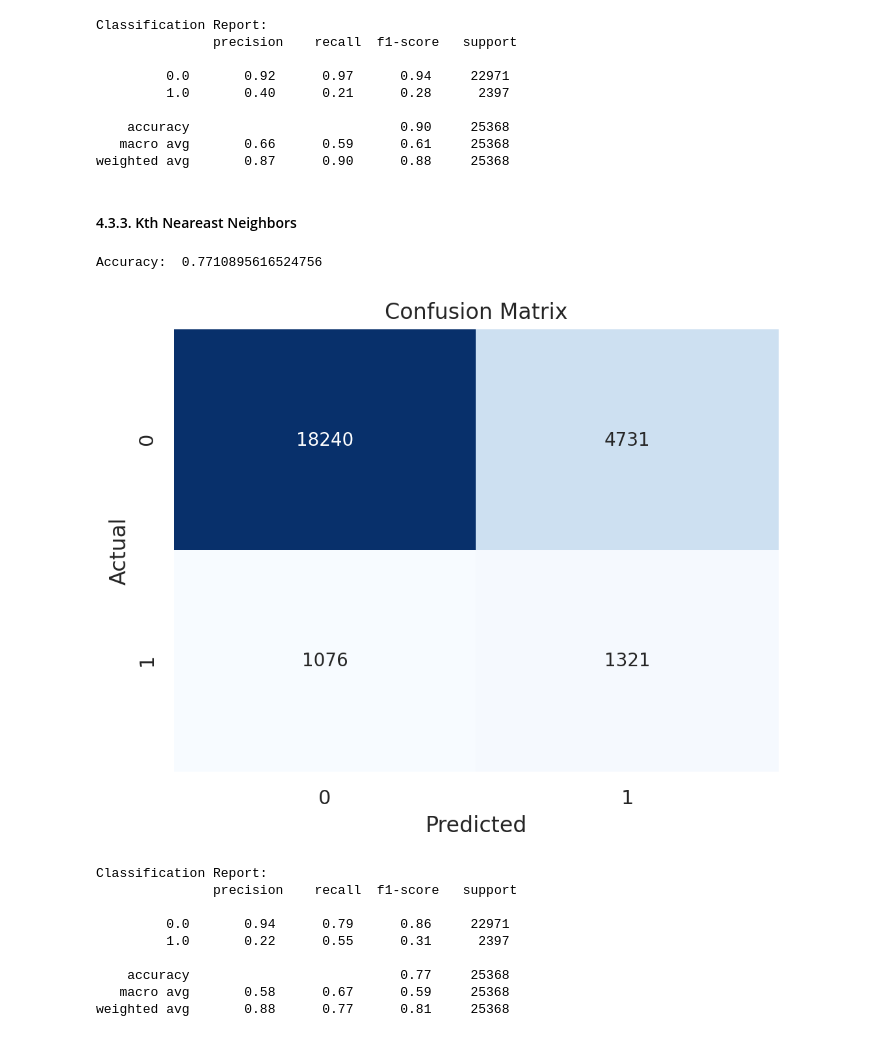
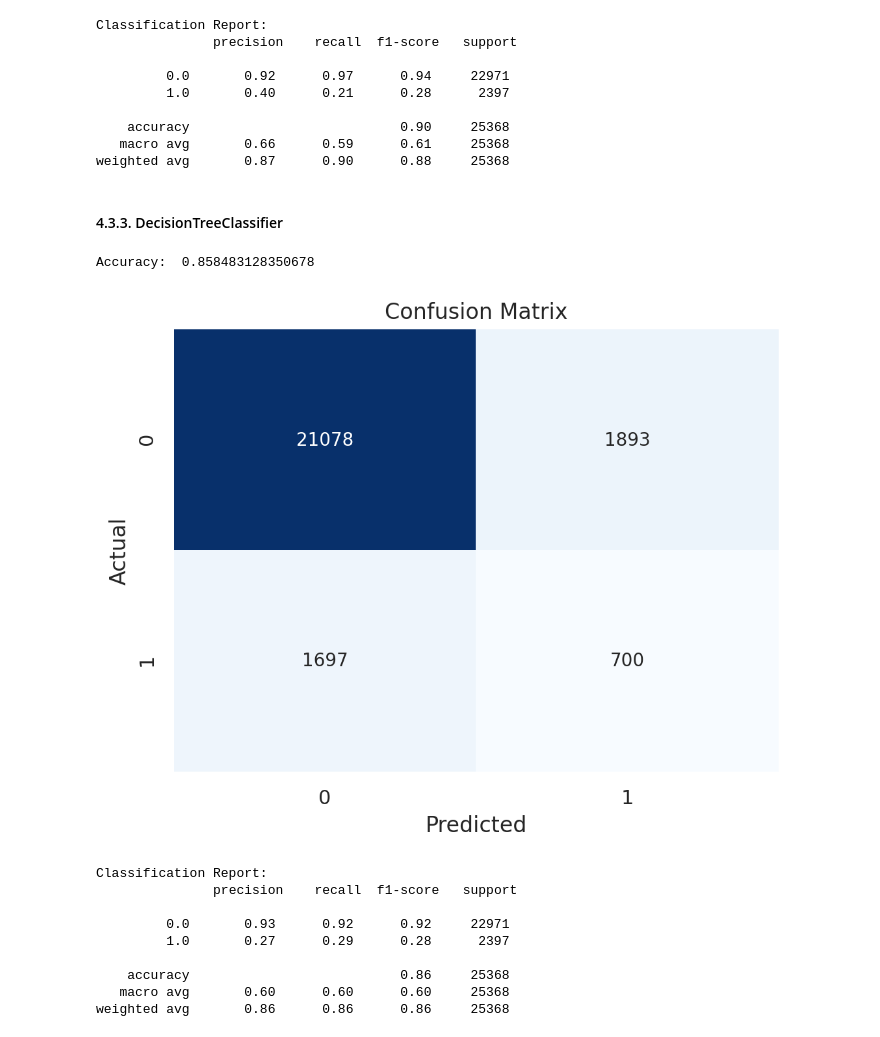
Before and after one commit to myasumoto16/myasumoto16-DS-Comp-3125-03-Final-Project, a Jupyter notebook: Heart Disease.ipynb, the cells around one changed output. Cells and saved outputs as stored; diff of their text form; code cells hidden in the pictures.

Commit message:
Update code and models

```diff
--- a/Heart Disease.ipynb
+++ b/Heart Disease.ipynb
@@ -246,4 +250,16 @@ def visualize_performance(y_true, y_pred):
     # Classification Report
     report = classification_report(y_true, y_pred)
     return report
+# %%
+from sklearn.metrics import accuracy_score
+from sklearn.metrics import accuracy_score, classification_report, confusion_matrix
+
+def test_model(X_test, y_test, model):
+    predictions = model.predict(X_test)
+
+    # Compute the accuracy score of the prediction
+    accuracy = accuracy_score(y_test, predictions)
+    print("Accuracy: ", accuracy)
+
+    return [predictions, y_test]
 # %%
@@ -280,14 +309,17 @@ def create_train_model(X, y, model):
 #### 4.3.1. LogisticRegressor
 # %%
 from sklearn.linear_model import LogisticRegression
+import joblib
 
 # Extract input set (X) and output set (y)
 X = data.drop(['HeartDiseaseorAttack', 'Education', 'Income', 'Fruits', 'Veggies'], axis=1)
 y = data['HeartDiseaseorAttack']
 
-model = LogisticRegression(max_iter=500)
+X_train, X_test, y_train, y_test = train_test_split(X, y, test_size=0.1, random_state=42)
 
-predictions, y_test = create_train_model(X, y, model)
+model = joblib.load('LogisticRegression.joblib')
+
+predictions, y_test = test_model(X_test, y_test, model)
 report = visualize_performance(y_test, predictions)
 print("Classification Report:\n", report)
 # %% [output]
@@ -306,14 +338,18 @@ weighted avg       0.91      0.76      0.80     25368
 #### 4.3.2. XBGClassifier
 # %%
 from xgboost.sklearn import XGBClassifier
+from sklearn.model_selection import train_test_split
+import joblib
 
 # Extract input set (X) and output set (y)
 X = data.drop(['HeartDiseaseorAttack', 'Education', 'Income', 'Fruits', 'Veggies'], axis=1)
 y = data['HeartDiseaseorAttack']
 
-model = XGBClassifier()
+X_train, X_test, y_train, y_test = train_test_split(X, y, test_size=0.1, random_state=42)
 
-predictions, y_test = create_train_model(X, y, model)
+model = joblib.load('XGBClassifier.joblib')
+
+predictions, y_test = test_model(X_test, y_test, model)
 report = visualize_performance(y_test, predictions)
 print("Classification Report:\n", report)
 # %% [output]
@@ -329,28 +365,32 @@ Classification Report:
    macro avg       0.66      0.59      0.61     25368
 weighted avg       0.87      0.90      0.88     25368
 # %% [markdown]
-#### 4.3.3. Kth Neareast Neighbors
+#### 4.3.3. DecisionTreeClassifier
 # %%
-from sklearn.neighbors import KNeighborsClassifier
+from sklearn.tree import DecisionTreeClassifier
+from sklearn.model_selection import train_test_split
+import joblib
 
 # Extract input set (X) and output set (y)
 X = data.drop(['HeartDiseaseorAttack', 'Education', 'Income', 'Fruits', 'Veggies'], axis=1)
 y = data['HeartDiseaseorAttack']
 
-model = KNeighborsClassifier()
+X_train, X_test, y_train, y_test = train_test_split(X, y, test_size=0.1, random_state=42)
 
-predictions, y_test = create_train_model(X, y, model)
+model = joblib.load('DecisionTreeClassifier.joblib')
+
+predictions, y_test = test_model(X_test, y_test, model)
 report = visualize_performance(y_test, predictions)
 print("Classification Report:\n", report)
 # %% [output]
-Accuracy:  0.7710895616524756
+Accuracy:  0.858483128350678
-[figure, old version]
+[figure, new version]
 Classification Report:
                precision    recall  f1-score   support
 
-         0.0       0.94      0.79      0.86     22971
-         1.0       0.22      0.55      0.31      2397
+         0.0       0.93      0.92      0.92     22971
+         1.0       0.27      0.29      0.28      2397
 
-    accuracy                           0.77     25368
-   macro avg       0.58      0.67      0.59     25368
-weighted avg       0.88      0.77      0.81     25368
+    accuracy                           0.86     25368
+   macro avg       0.60      0.60      0.60     25368
+weighted avg       0.86      0.86      0.86     25368
```
Also changed, not shown: parts of 6 cells of this notebook, 5 other files.
